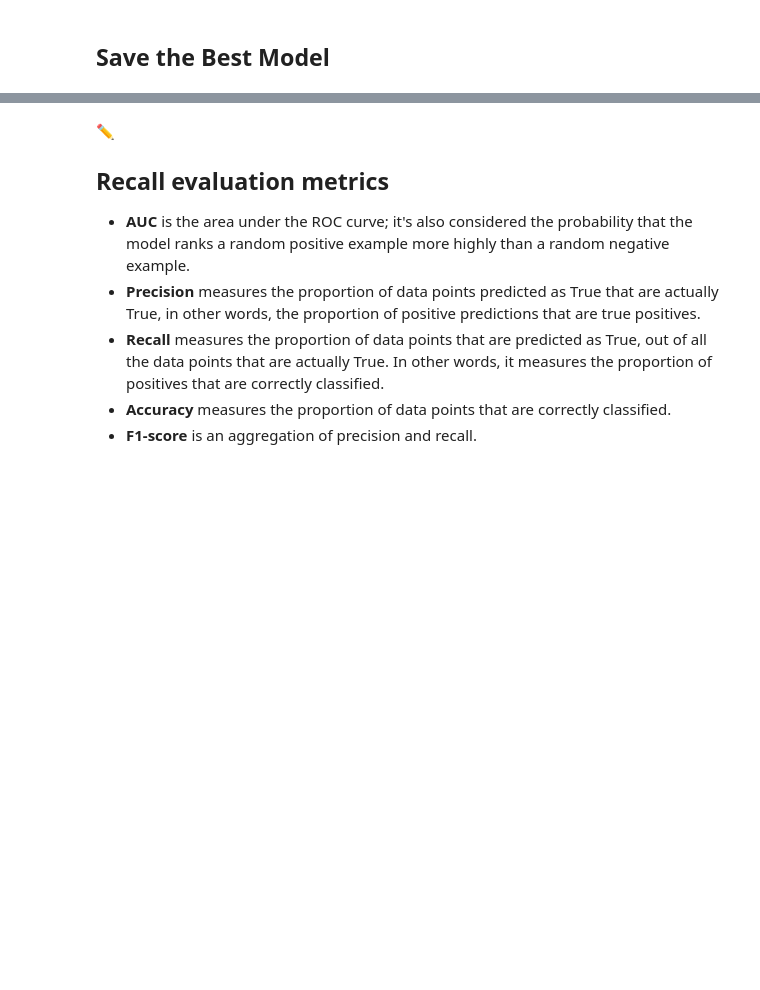
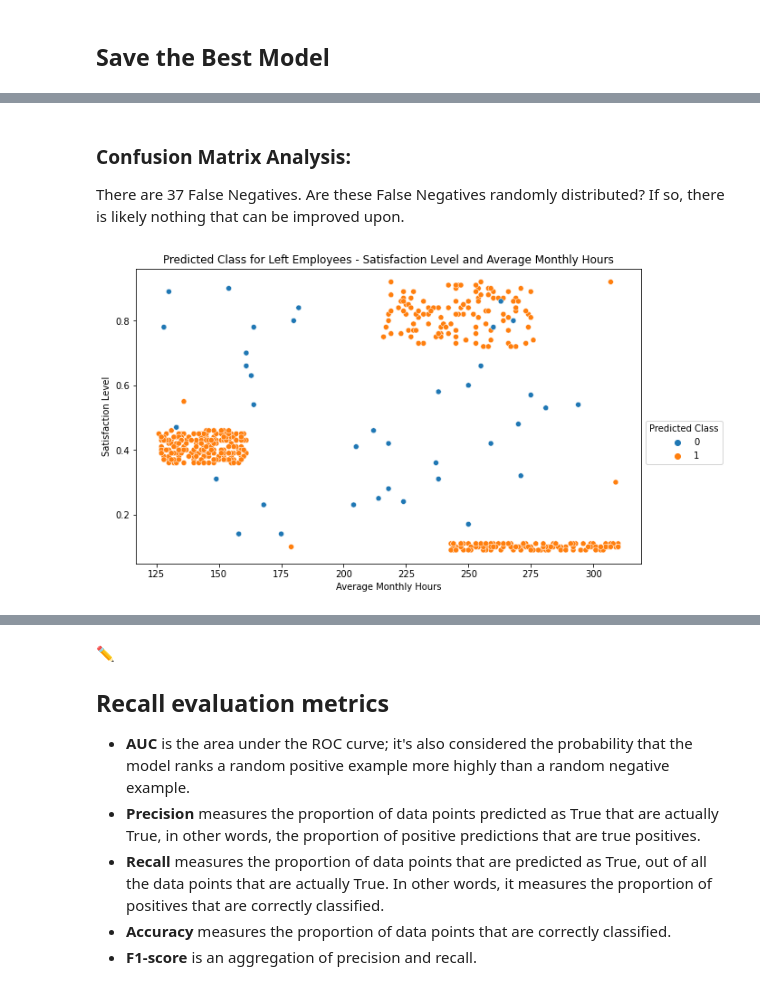
Before and after one commit to dagartga/Salifort_Motors_Employee_Retention_Project, a Jupyter notebook: Salifort_Motors_Employee_Retention_Project.ipynb, the cells around one changed output, grey strips where cells are left out. Cells and saved outputs as stored; diff of their text form; code cells hidden in the pictures; blank space fills up the shorter version.

```diff
--- a/Salifort_Motors_Employee_Retention_Project.ipynb
+++ b/Salifort_Motors_Employee_Retention_Project.ipynb
@@ -1513,0 +1544,17 @@ pickle.dump(xgb_best, open('xgb_model.pkl', 'wb'))
+# %% [markdown]
+### Confusion Matrix Analysis:
+There are 37 False Negatives. Are these False Negatives randomly distributed? If so, there is likely nothing that can be improved upon.
+# %%
+# create a scatter plot of the 'left' employees by satisfaction level and average monthly hours and color by predicted class
+plt.figure(figsize=(10, 6))
+final_X_test['left'] = final_y_test
+final_X_test['predicted_class'] = y_preds
+left_df = final_X_test[final_X_test['left'] == 1].copy()
+sns.scatterplot(data=left_df, y='satisfaction_level', x='average_monthly_hours', hue='predicted_class')
+plt.title('Predicted Class for Left Employees - Satisfaction Level and Average Monthly Hours')
+plt.xlabel('Average Monthly Hours')
+plt.ylabel('Satisfaction Level')
+plt.legend(loc='upper left', bbox_to_anchor= (1.0, 0.5), title='Predicted Class')
+plt.show()
+# %% [output]
+[figure, added]
```
Also changed, not shown: parts of 40 cells of this notebook, 1 other file.
